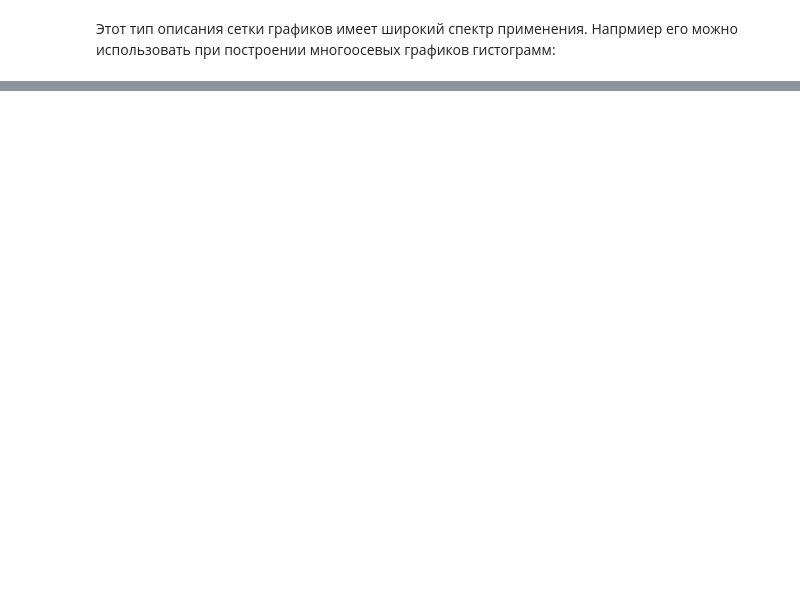
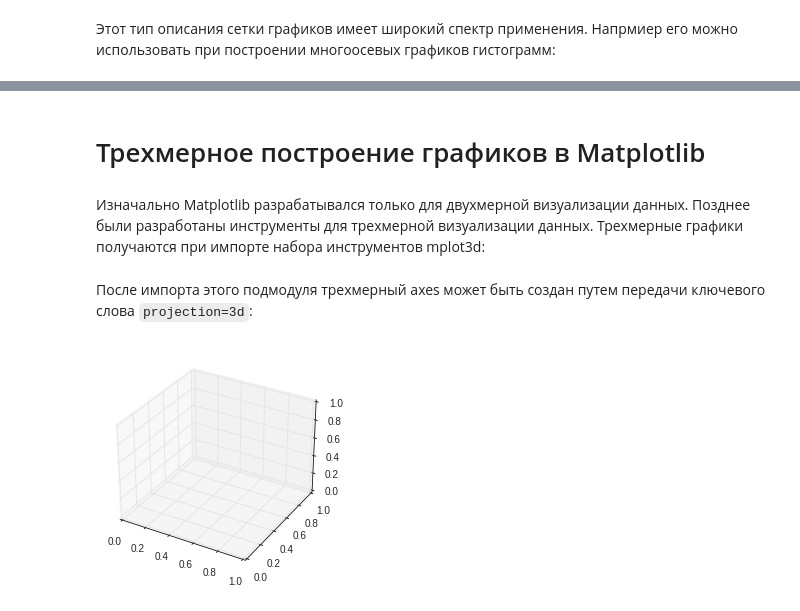
Before and after one commit to SergeyMalashenko/MachineLearning_Summer_2023, a Jupyter notebook: seminars/05/seminar_5_Matplotlib.ipynb, the cells around one changed output, grey strips where cells are left out. Drawn from its saved outputs; the diff is of its cells as text; code cells hidden in the pictures; blank space fills up the shorter version.

```diff
--- a/seminars/05/seminar_5_Matplotlib.ipynb
+++ b/seminars/05/seminar_5_Matplotlib.ipynb
@@ -711,0 +718,4 @@ y_hist.invert_xaxis()
+# %% [markdown]
+# Трехмерное построение графиков в Matplotlib
+# %% [markdown]
+Изначально Matplotlib разрабатывался только для двухмерной визуализации данных. Позднее были разработаны инструменты для трехмерной визуализации данных. Трехмерные графики получаются при импорте набора инструментов mplot3d:
@@ -711,0 +728,7 @@ y_hist.invert_xaxis()
+# %% [markdown]
+После импорта этого подмодуля трехмерный axes может быть создан путем передачи ключевого слова ``projection=3d``:
+# %%
+fig = plt.figure()
+ax = plt.axes(projection='3d')
+# %% [output]
+[figure, added]
```
Also changed, not shown: parts of 49 cells of this notebook.
